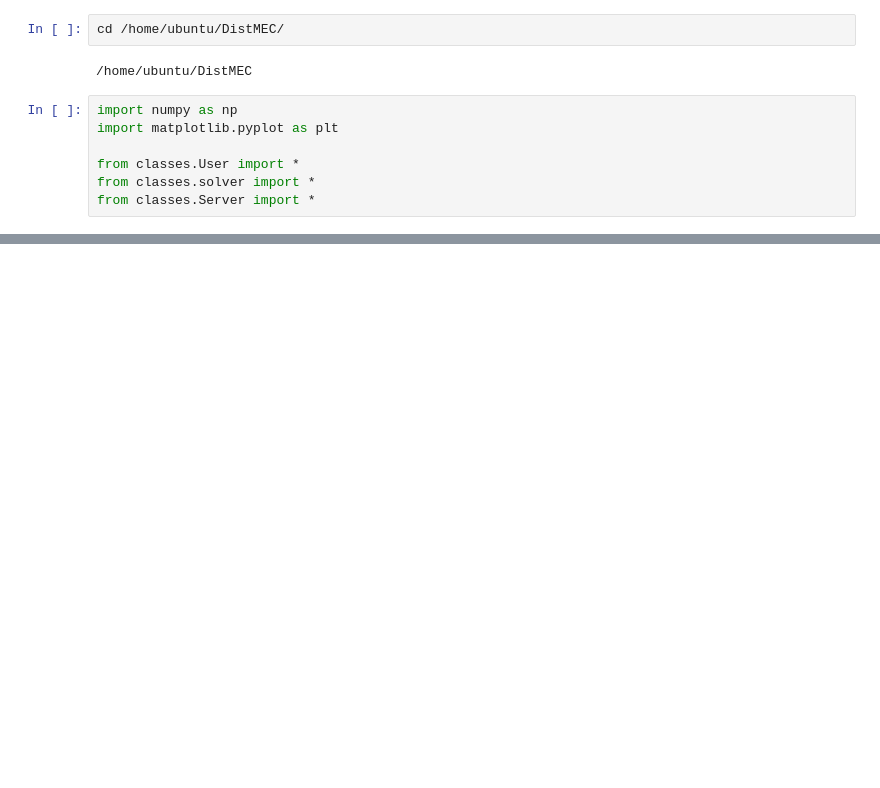
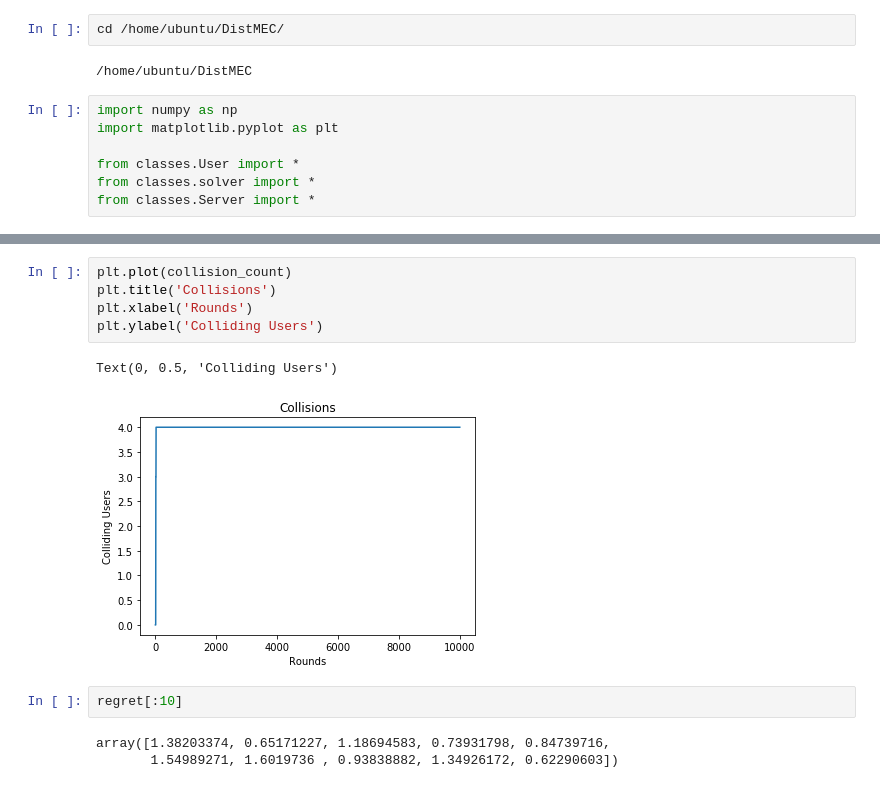
Before and after one commit to tj-kim/DistMEC, a Jupyter notebook: jupyter_notebooks/22_04_25 Distributed Solver.ipynb, the cells around one changed output, grey strips where cells are left out. Saved outputs shown, nothing was run; the diff lists cells and outputs as text; blank space fills up the shorter version.

```diff
--- a/jupyter_notebooks/22_04_25 Distributed Solver.ipynb
+++ b/jupyter_notebooks/22_04_25 Distributed Solver.ipynb
@@ -125,0 +216,13 @@ for t in range(i+1, T):
+# %%
+plt.plot(collision_count)
+plt.title('Collisions')
+plt.xlabel('Rounds')
+plt.ylabel('Colliding Users')
+# %% [output]
+Text(0, 0.5, 'Colliding Users')
+[figure, added]
+# %%
+regret[:10]
+# %% [output]
+array([1.38203374, 0.65171227, 1.18694583, 0.73931798, 0.84739716,
+       1.54989271, 1.6019736 , 0.93838882, 1.34926172, 0.62290603])
```
Also changed, not shown: parts of 17 cells of this notebook, 2 other files.
